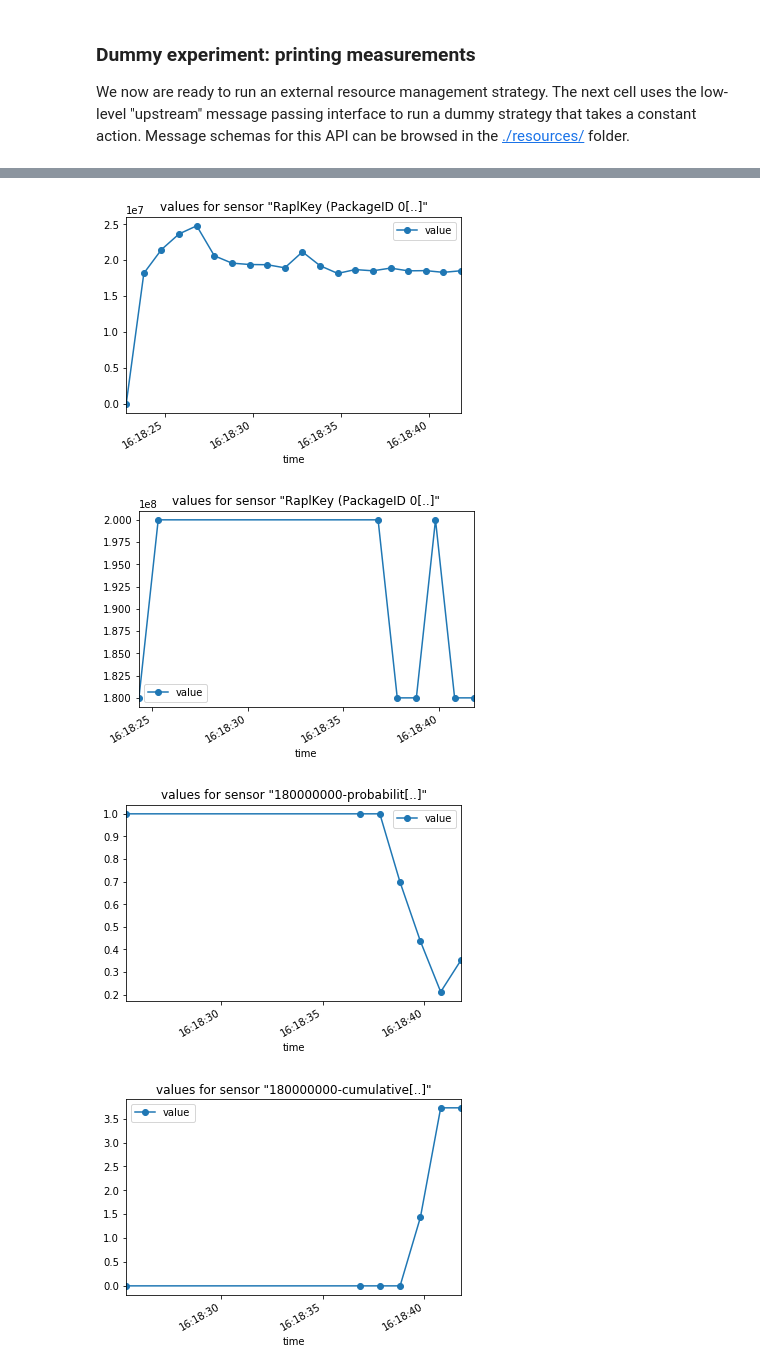
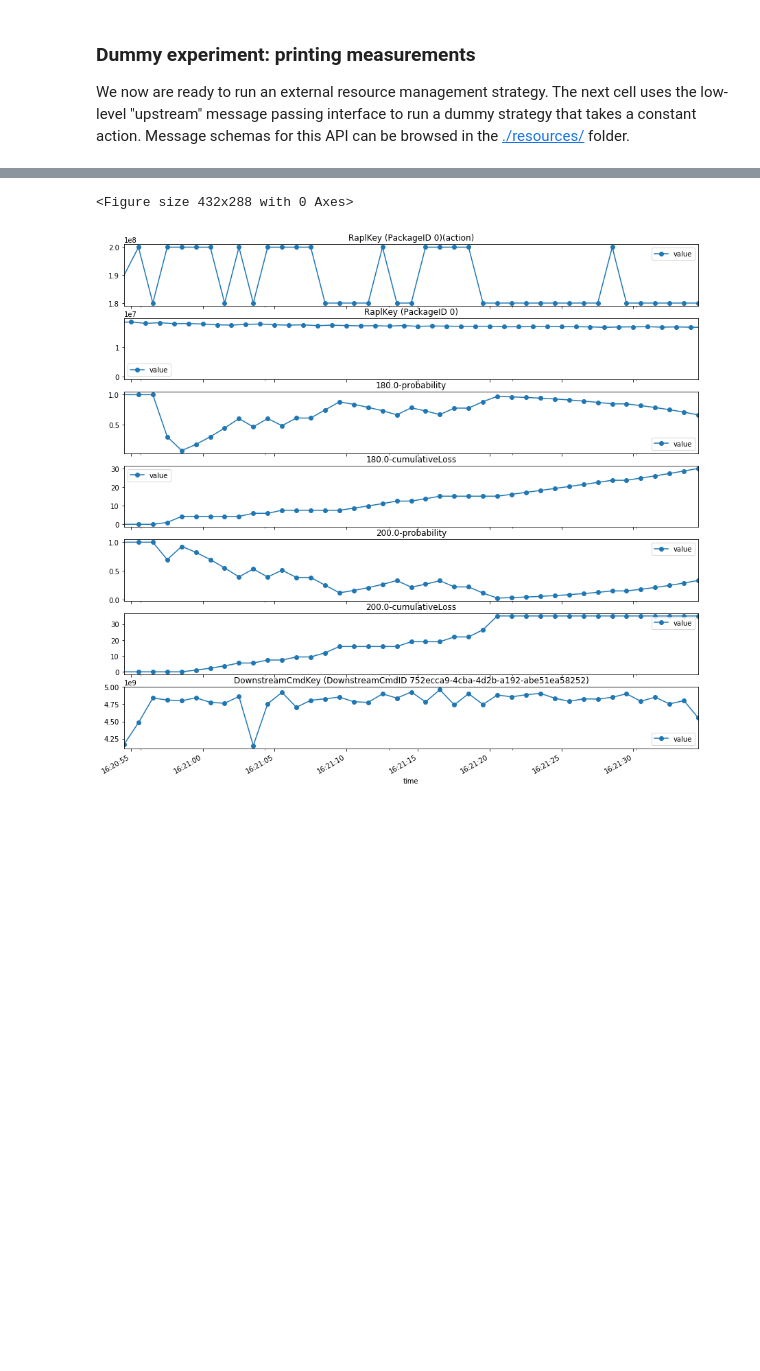
Before and after one commit to anlsys/nrm-core, a Jupyter notebook: notebooks/internal-control.ipynb, the cells around one changed output, grey strips where cells are left out. Cells and saved outputs as stored; diff of their text form; code cells hidden in the pictures; blank space fills up the shorter version.

```diff
--- a/notebooks/internal-control.ipynb
+++ b/notebooks/internal-control.ipynb
@@ -203,7 +203,7 @@ for name, workload in workloads.items():
     print("Starting the workload")
     host.run_workload(workload)
     history = defaultdict(list)
-    print(host.get_state())
+    # print(host.get_state())
     getCPD = True
     while host.check_daemon() and not host.workload_finished():
         measurement_message = host.workload_recv()
@@ -212,7 +212,9 @@ for name, workload in workloads.items():
             if getCPD:
                 getCPD = False
                 time.sleep(1)
-                cpd = dict(host.get_cpd())
+                cpd = host.get_cpd()
+                print(cpd)
+                cpd = dict(cpd)
                 print("Sensor identifier list:")
                 for sensorID in [sensor[0] for sensor in cpd["sensors"]]:
                     print("- %s" % sensorID)
@@ -230,7 +232,8 @@ for name, workload in workloads.items():
                 #% (content["time"], content["sensorID"], content["sensorValue"])
             )
             history[sensorID].append((t, x))
-
+        if "pubCPD" in msg:
+            print("R")
         if "pubAction" in msg:
             content = msg["pubAction"][1]
             t = msg["pubAction"][0]
@@ -239,23 +242,21 @@ for name, workload in workloads.items():
             controller = msg["pubAction"][2]
             history[actuatorID].append((t, x))
             if "bandit" in controller.keys():
-                print("action+")
+                print("a")
                 for arm in controller["bandit"]["lagrange"]["lagrangeConstraint"][
                     "weights"
                 ]:
                     value = arm["action"][0]["actuatorValue"]
-                    history[str(value) + "-probability"].append(
+                    history[str(value / 1000000) + "-probability"].append(
                         (t, arm["probability"]["getProbability"])
                     )
-                    history[str(value) + "-cumulativeLoss"].append(
+                    history[str(value / 1000000) + "-cumulativeLoss"].append(
                         (t, arm["cumulativeLoss"]["getCumulativeLoss"])
                     )
-            print(
-                ".",
-                end=""
-                # "Action: originating at time %s for actuator %s of value %s"
-                #% (t,actuatorID,x)
-            )
+            # print(
+            # "Action: originating at time %s for actuator %s of value %s"
+            #% (t,actuatorID,x)
+            # )
     host.check_daemon()
 host.stop_daemon()
 # %% [output]
@@ -280,18 +280,20 @@ KeyboardInterrupt:
 [interactive output not drawn]
 # %%
 import pandas as pd
+import matplotlib.pyplot as plt
 
-for sensorID, measurements in history.items():
+fig = plt.figure()
+fig, (axes) = plt.subplots(7, 1, sharex=True)
+fig.subplots_adjust(wspace=0.05)
+fig.set_size_inches(15, 15, forward=True)
+
+for ((columnName, measurements), ax) in zip(history.items(), axes):
     dataframe = pd.DataFrame(
         data=[(pd.Timestamp(t, unit="us"), m) for t, m in measurements]
     )
     dataframe.columns = ["time", "value"]
     dataframe = dataframe.set_index("time")
-    ax = dataframe.plot(
-        marker="o", linestyle="-", title='values for sensor "%s[..]"' % sensorID[:20]
-    )
+    dataframe.plot(ax=ax, marker="o", linestyle="-", title=columnName)
 # %% [output]
+<Figure size 432x288 with 0 Axes>
-[figure, old version]
+[figure, new version]
-[figure, removed]
-[figure, removed]
-[figure, removed]
```
Also changed, not shown: parts of 4 cells of this notebook, 54 other files.
